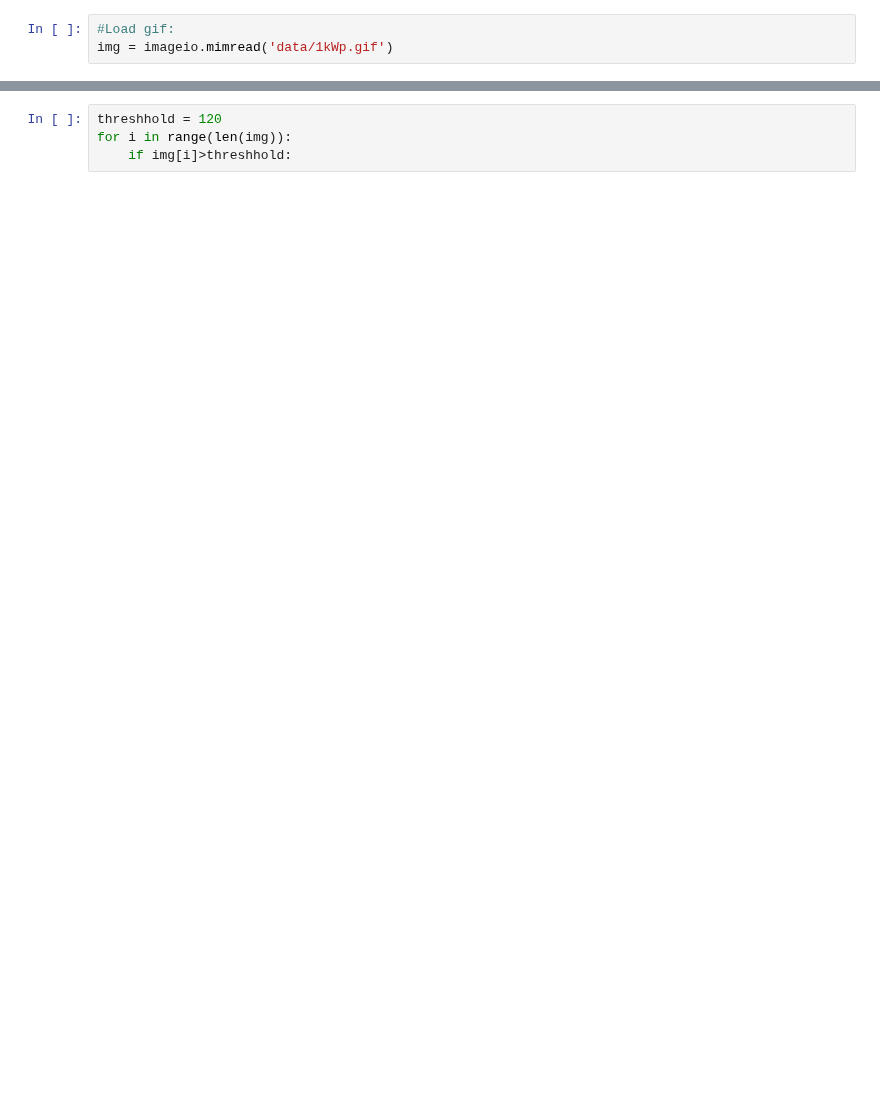
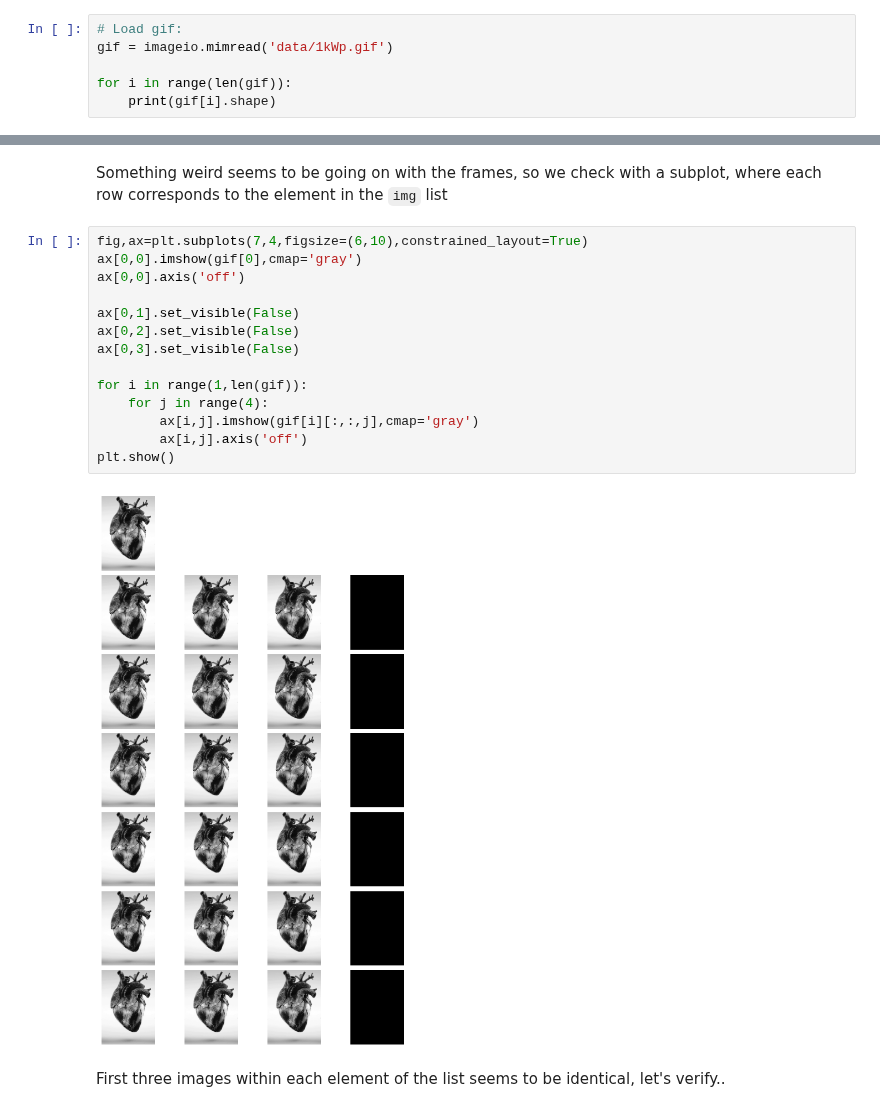
Before and after one commit to markusOlsen1/ModelBasedProject, a Jupyter notebook: main.ipynb, the cells around one changed output, grey strips where cells are left out. Cells and saved outputs as stored; diff of their text form; blank space fills up the shorter version.

Commit message:
Finished descriptive stats and data prep in main notebook

```diff
--- a/main.ipynb
+++ b/main.ipynb
@@ -6,3 +9,6 @@ import matplotlib.pyplot as plt
 # %%
-#Load gif:
-img = imageio.mimread('data/1kWp.gif')
+# Load gif:
+gif = imageio.mimread('data/1kWp.gif')
+
+for i in range(len(gif)):
+    print(gif[i].shape)
@@ -9,4 +23,20 @@ img = imageio.mimread('data/1kWp.gif')
-# %%
-threshhold = 120
-for i in range(len(img)):
-    if img[i]>threshhold:
+# %% [markdown]
+Something weird seems to be going on with the frames, so we check with a subplot, where each row corresponds to the element in the `img` list
+# %%
+fig,ax=plt.subplots(7,4,figsize=(6,10),constrained_layout=True)
+ax[0,0].imshow(gif[0],cmap='gray')
+ax[0,0].axis('off')
+
+ax[0,1].set_visible(False)
+ax[0,2].set_visible(False)
+ax[0,3].set_visible(False)
+
+for i in range(1,len(gif)):
+    for j in range(4):
+        ax[i,j].imshow(gif[i][:,:,j],cmap='gray')
+        ax[i,j].axis('off')
+plt.show()
+# %% [output]
+[figure, added]
+# %% [markdown]
+First three images within each element of the list seems to be identical, let's verify..
```
Also changed, not shown: parts of 19 cells of this notebook.
